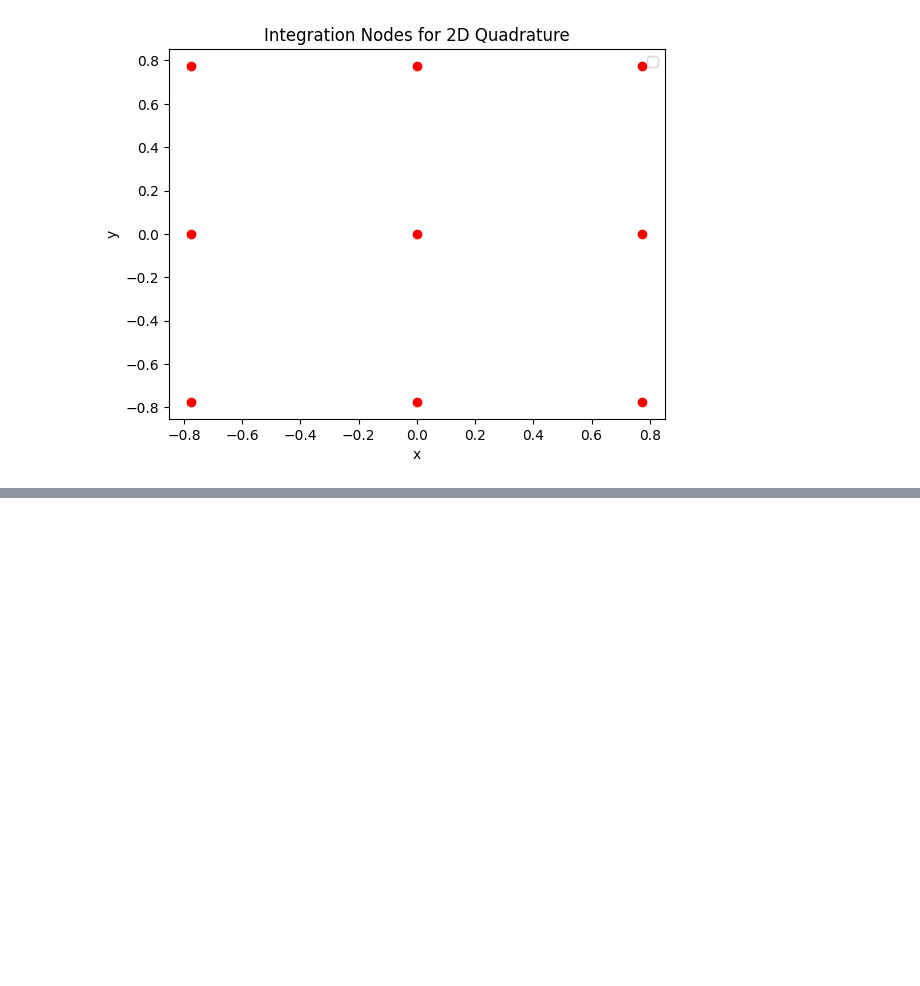
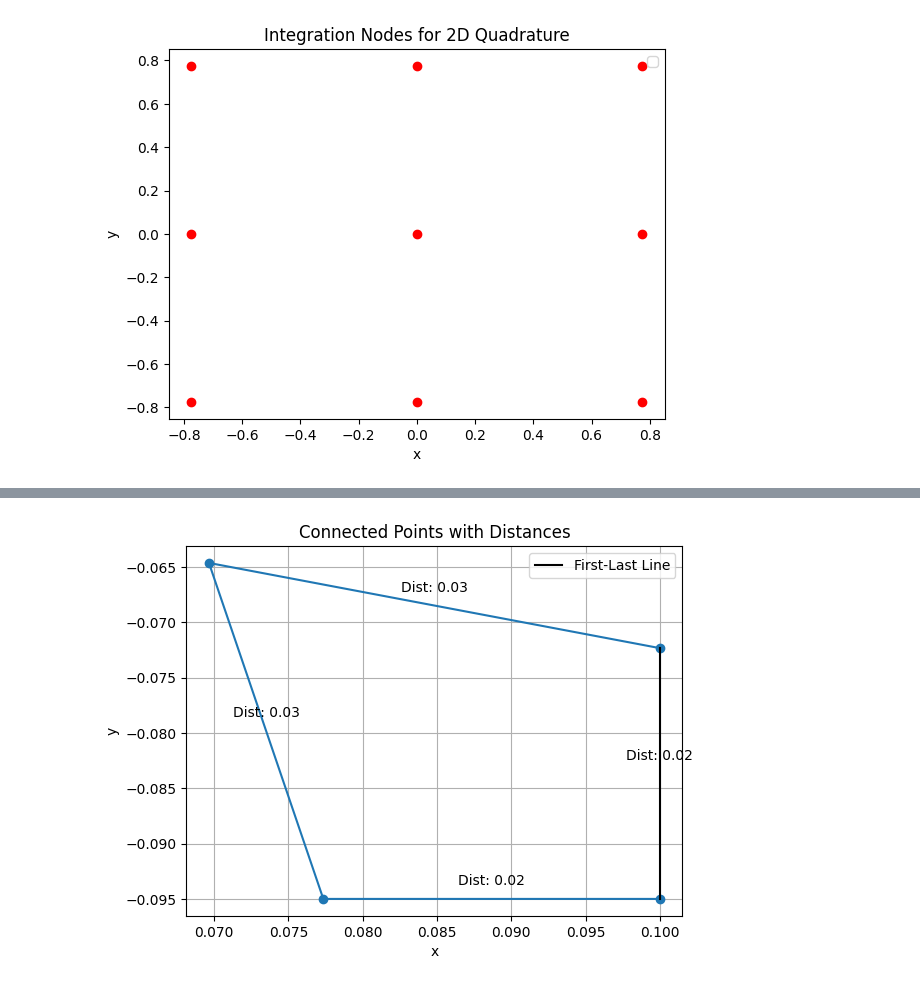
Before and after one commit to VladimirKrutko/MES, a Jupyter notebook: read_file.ipynb, the cells around one changed output, grey strips where cells are left out. Drawn from its saved outputs; the diff is of its cells as text; code cells hidden in the pictures; blank space fills up the shorter version.

```diff
--- a/read_file.ipynb
+++ b/read_file.ipynb
@@ -187,3 +58,0 @@ def new_ksi(x_y_w):
-# %%
-for i in range(4):
-    nodes_weight
@@ -695,12 +58,0 @@ Matrix([[xi/4 - 1/4, -xi/4 - 1/4, xi/4 + 1/4, 1/4 - xi/4]])
-# %%
-import Calkowanie2
-
-c = Calkowanie2.Calkowanie(2)
-nodes_point = c.nodes_point()
-# c.matrixKsiEta()
-start = 0
-step = 3
-wall_nodes = []
-for i in range(1, len(c.nodes_combinations[0])+2):
-    wall_nodes.append(c.nodes_combinations[start:step*i])
-    start += step
@@ -863,0 +125,5 @@ print(dNdeta)
+# %%
+L_ind = [0,0,0,0]
+for i in Hbc_calulation(x,y, Pc_1, alfa, L_ind):
+    print(i)
+    print('-----------------')
@@ -863,0 +148,51 @@ print(dNdeta)
+# %%
+import numpy as np
+import matplotlib.pyplot as plt
+Dist = []
+def calculate_distances_and_plot(x, y):
+    # Проверка, что массивы x и y имеют одинаковую длину
+    if len(x) != len(y):
+        raise ValueError("Массивы x и y должны иметь одинаковую длину")
+
+    # Используем numpy для эффективных вычислений
+    x = np.array(x)
+    y = np.array(y)
+
+    # Вычисляем расстояния между точками
+    distances = np.sqrt((np.diff(x)**2) + (np.diff(y)**2))
+    Dist.append(distances)
+    # Строим график линиями, соединяющими точки
+    plt.plot(x, y, marker='o', linestyle='-')
+
+    # Подписываем линии с расстояниями (кроме последней линии)
+    for i in range(len(x) - 1):
+        plt.annotate(f"Dist: {distances[i]:.2f}",
+                     ((x[i] + x[i + 1]) / 2, (y[i] + y[i + 1]) / 2),
+                     textcoords="offset points", xytext=(0, 10), ha='center')
+
+    # Соединяем первую и последнюю точку
+    plt.plot([x[0], x[-1]], [y[0], y[-1]], linestyle='-', color='black', label='First-Last Line')
+
+    # Вычисляем и подписываем расстояние между первой и последней точками
+    distance_first_last = np.sqrt((x[-1] - x[0])**2 + (y[-1] - y[0])**2)
+    Dist.append(distance_first_last)
+    plt.annotate(f"Dist: {distance_first_last:.2f}",
+                 ((x[0] + x[-1]) / 2, (y[0] + y[-1]) / 2),
+                 textcoords="offset points", xytext=(0, 10), ha='center')
+
+    plt.xlabel('x')
+    plt.ylabel('y')
+    plt.title('Connected Points with Distances')
+    plt.grid(True)
+    plt.legend()
+    plt.show()
+
+# Пример использования
+row = 2
+col = 0
+x, y = gr_mix.grid[row][col].x, gr_mix.grid[row][col].y
+
+
+calculate_distances_and_plot(x, y)
+# %% [output]
+[figure, added]
```
Also changed, not shown: parts of 57 cells of this notebook, 47 other files.
